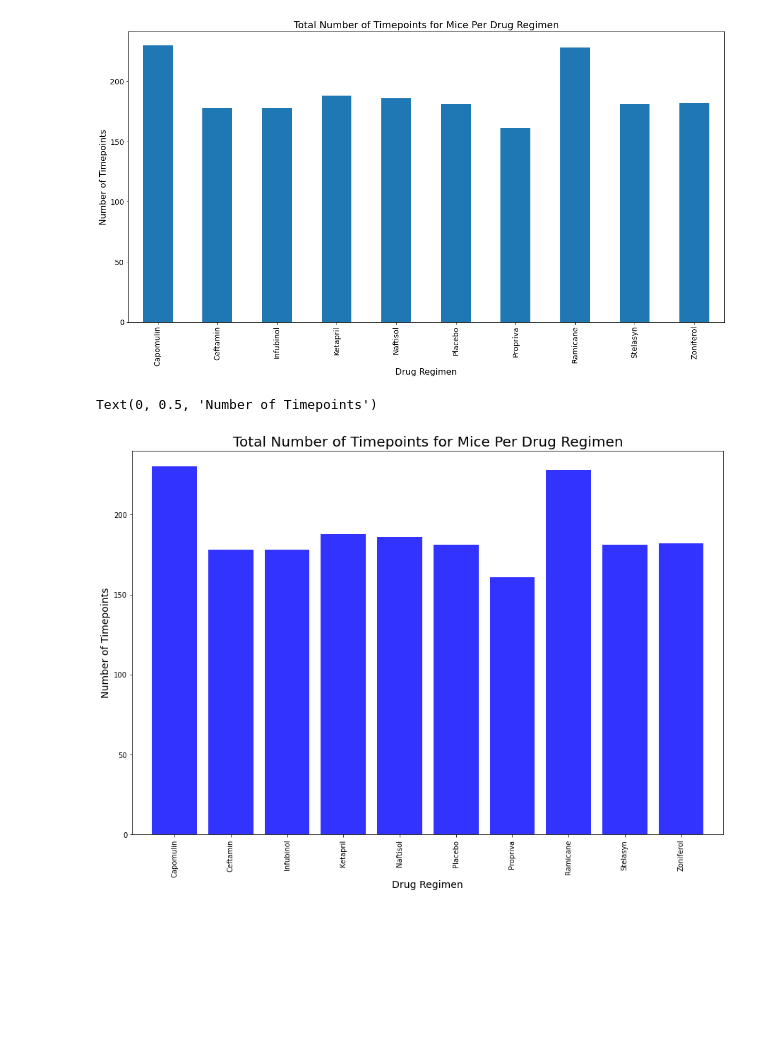
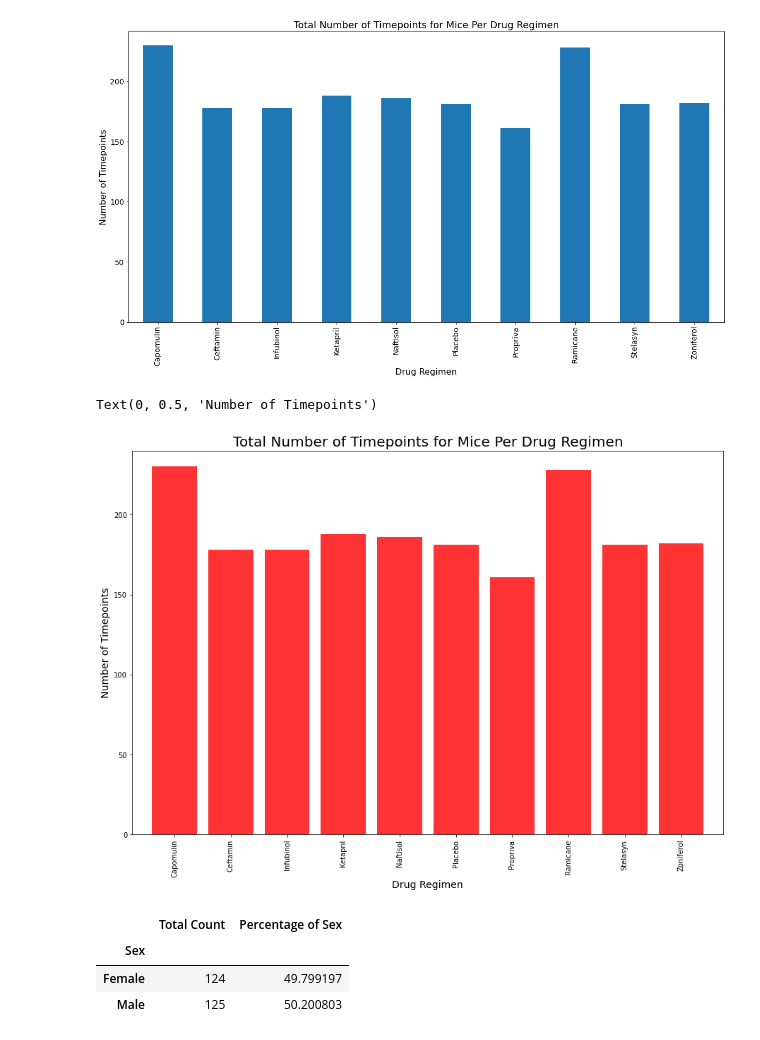
Before and after one commit to ILekawa9/Matplotlib_Challenge, a Jupyter notebook: PowerOfPlots.ipynb, the cells around one changed output. Cells and saved outputs as stored; diff of their text form; code cells hidden in the pictures; blank space fills up the shorter version.

Commit message:
second bar chart done

```diff
--- a/PowerOfPlots.ipynb
+++ b/PowerOfPlots.ipynb
@@ -108,35 +108,49 @@ plt.show()
 # %%
  # Generate a bar plot showing the total number of timepoints for all mice tested for each drug regimen using pyplot.
 
 # drug_names = [mouse_study["Drug Regimen"].unique()]
 # x_axis= np.arange(len(drug_names))
 # fig1, ax1 = plt.subplots(figsize=(15,10))
 # plt.bar(x_axis, tot_timepoints, color="b", alpha=0.5, align="center")
 
 # tick_locations = [value for value in x_axis]
 # plt.xticks(tick_locations, [drug_names])
 Timepoint_list =(mouse_study.groupby(["Drug Regimen"])["Timepoint"].count()).tolist()
 
 x_axis = np.arange(len(tot_timepoints))
 fig1, ax1 = plt.subplots(figsize=(15, 10))
-plt.bar(x_axis, Timepoint_list, color='b', alpha=0.8, align='center')
+plt.bar(x_axis, Timepoint_list, color='r', alpha=0.8, align='center')
 
 tick_locations = [value for value in x_axis]
 
 plt.xticks(tick_locations, ['Capomulin', 'Ceftamin', 'Infubinol', 'Ketapril', 'Naftisol', 'Placebo', 'Propriva', 'Ramicane', 'Stelasyn', 'Zoniferol'],  rotation='vertical')
 
 plt.xlim(-0.75, len(x_axis)-0.25)
 
 plt.ylim(0, max(Timepoint_list)+10)
 
 plt.title("Total Number of Timepoints for Mice Per Drug Regimen",fontsize = 20)
 plt.xlabel("Drug Regimen",fontsize = 14)
 plt.ylabel("Number of Timepoints",fontsize = 14)
 # %% [output]
 Text(0, 0.5, 'Number of Timepoints')
-[figure, old version]
+[figure, new version]
 # %%
+male_female_separate = mouse_study.groupby(["Mouse ID", "Sex"])
+
+gender_df = pd.DataFrame(male_female_separate.size())
+
+mouse_sex= pd.DataFrame(gender_df.groupby(["Sex"]).count())
+mouse_sex.columns = ["Total Count"]
+
+mouse_sex["Percentage of Sex"] = (100*(mouse_sex["Total Count"]/mouse_sex["Total Count"].sum()))
+
 # Generate a pie plot showing the distribution of female versus male mice using Pandas
+# %% [output]
+|  | Total Count | Percentage of Sex |
+| Sex |  |  |
+| Female | 124 | 49.799197 |
+| Male | 125 | 50.200803 |
 # %%
 # Generate a pie plot showing the distribution of female versus male mice using pyplot
 # %%
```
